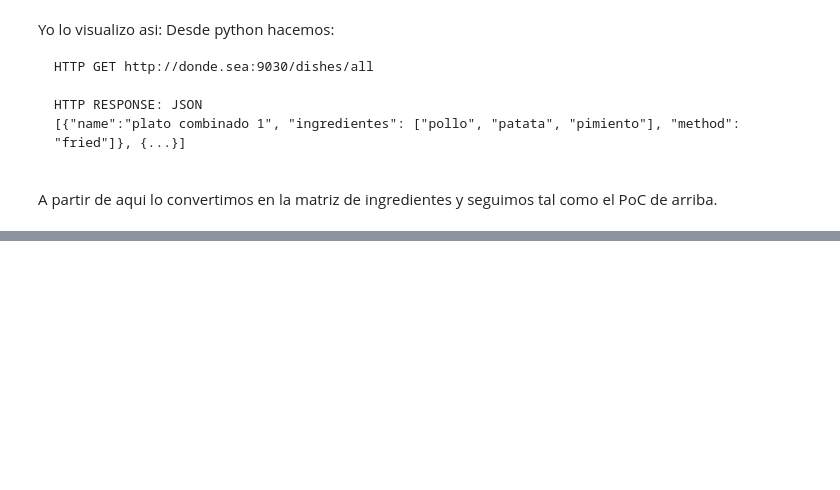
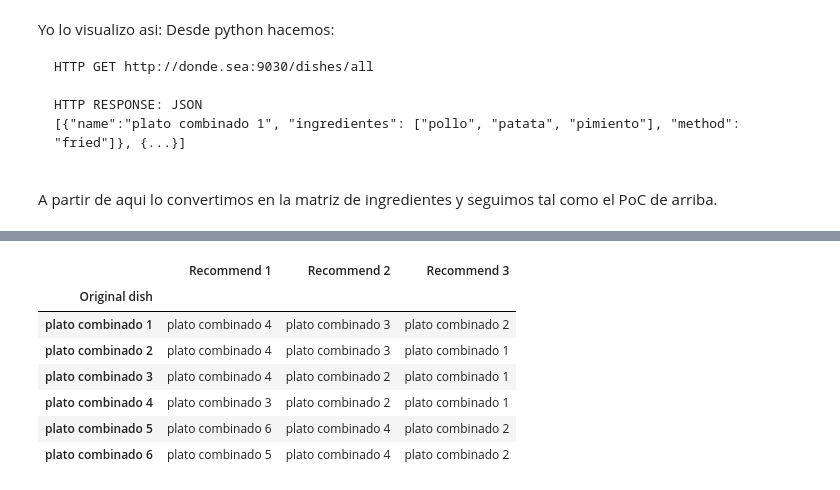
Before and after one commit to rafalszota/Food, a Jupyter notebook: Food.ipynb, the cells around one changed output, grey strips where cells are left out. Cells and saved outputs as stored; diff of their text form; code cells hidden in the pictures; blank space fills up the shorter version.

```diff
--- a/Food.ipynb
+++ b/Food.ipynb
@@ -138,0 +218,14 @@ Hay que fitrar fuera los ingredientes mas comunes. Ejemplo: todos los platos lle
+# %%
+recomender_names = ['Original dish', 'Recommend 1', 'Recommend 2', 'Recommend 3']
+recomendations = pd.DataFrame([dish_similarity.ix[i].sort_values(ascending=False)[0:4].index for i in range(6)], columns = recomender_names)
+recomendations = recomendations.set_index('Original dish')
+recomendations
+# %% [output]
+|  | Recommend 1 | Recommend 2 | Recommend 3 |
+| Original dish |  |  |  |
+| plato combinado 1 | plato combinado 4 | plato combinado 3 | plato combinado 2 |
+| plato combinado 2 | plato combinado 4 | plato combinado 3 | plato combinado 1 |
+| plato combinado 3 | plato combinado 4 | plato combinado 2 | plato combinado 1 |
+| plato combinado 4 | plato combinado 3 | plato combinado 2 | plato combinado 1 |
+| plato combinado 5 | plato combinado 6 | plato combinado 4 | plato combinado 2 |
+| plato combinado 6 | plato combinado 5 | plato combinado 4 | plato combinado 2 |
```
Also changed, not shown: parts of 15 cells of this notebook.
